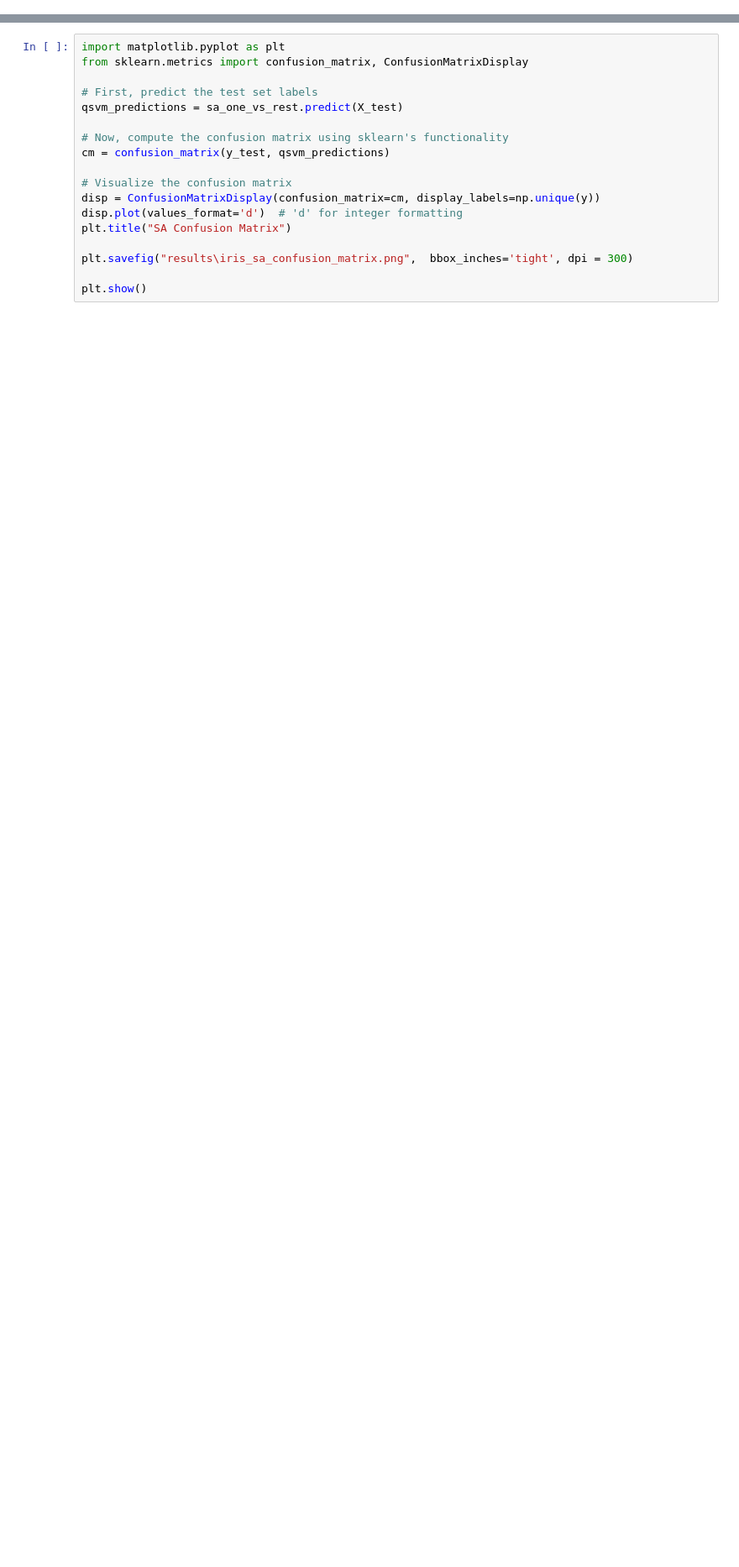
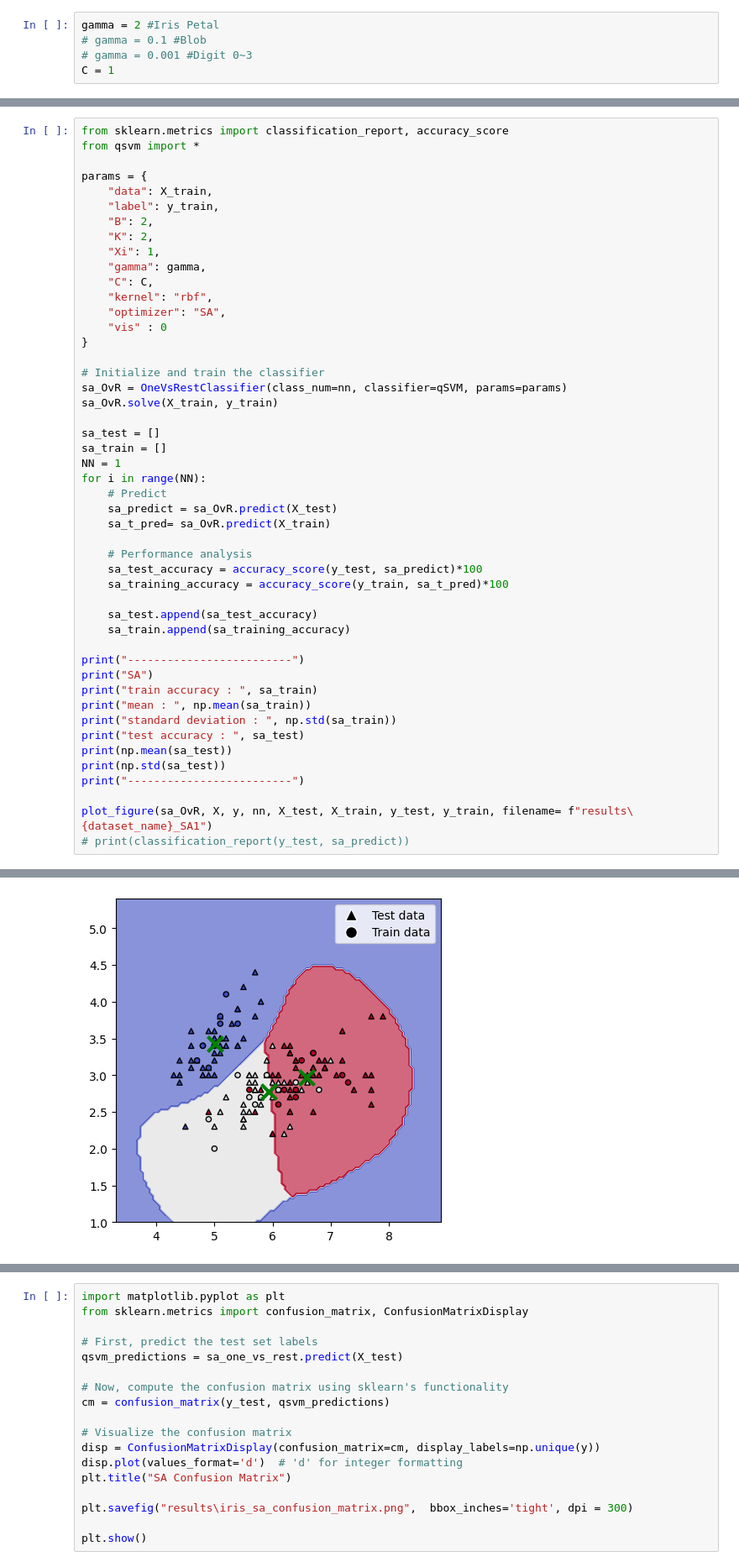
Before and after one commit to Jagaa-1008/quantum_SVM, a Jupyter notebook: iris_classification_sepal.ipynb, the cells around one changed output, grey strips where cells are left out. Shown at 84% size. Saved outputs shown, nothing was run; the diff lists cells and outputs as text; blank space fills up the shorter version.

```diff
--- a/iris_classification_sepal.ipynb
+++ b/iris_classification_sepal.ipynb
@@ -75,0 +71,5 @@ Test Accuracy: 80.00%
+# %%
+gamma = 2 #Iris Petal
+# gamma = 0.1 #Blob
+# gamma = 0.001 #Digit 0~3
+C = 1
@@ -75,0 +117,49 @@ Test Accuracy: 80.00%
+# %%
+from sklearn.metrics import classification_report, accuracy_score
+from qsvm import *
+
+params = {
+    "data": X_train,
+    "label": y_train,
+    "B": 2,
+    "K": 2,
+    "Xi": 1,
+    "gamma": gamma,
+    "C": C,
+    "kernel": "rbf",
+    "optimizer": "SA",
+    "vis" : 0
+}
+
+# Initialize and train the classifier
+sa_OvR = OneVsRestClassifier(class_num=nn, classifier=qSVM, params=params)
+sa_OvR.solve(X_train, y_train)
+
+sa_test = []
+sa_train = []
+NN = 1
+for i in range(NN):
+    # Predict
+    sa_predict = sa_OvR.predict(X_test)
+    sa_t_pred= sa_OvR.predict(X_train)
+
+    # Performance analysis
+    sa_test_accuracy = accuracy_score(y_test, sa_predict)*100
+    sa_training_accuracy = accuracy_score(y_train, sa_t_pred)*100
+
+    sa_test.append(sa_test_accuracy)
+    sa_train.append(sa_training_accuracy)
+
+print("-------------------------")
+print("SA")
+print("train accuracy : ", sa_train)
+print("mean : ", np.mean(sa_train))
+print("standard deviation : ", np.std(sa_train))
+print("test accuracy : ", sa_test)
+print(np.mean(sa_test))
+print(np.std(sa_test))
+print("-------------------------")
+
+plot_figure(sa_OvR, X, y, nn, X_test, X_train, y_test, y_train, filename= f"results\{dataset_name}_SA1")
+# print(classification_report(y_test, sa_predict))
+# %% [output]
@@ -75,0 +183 @@ Test Accuracy: 80.00%
+[figure, added]
```
Also changed, not shown: parts of 15 cells of this notebook, 53 other files.
